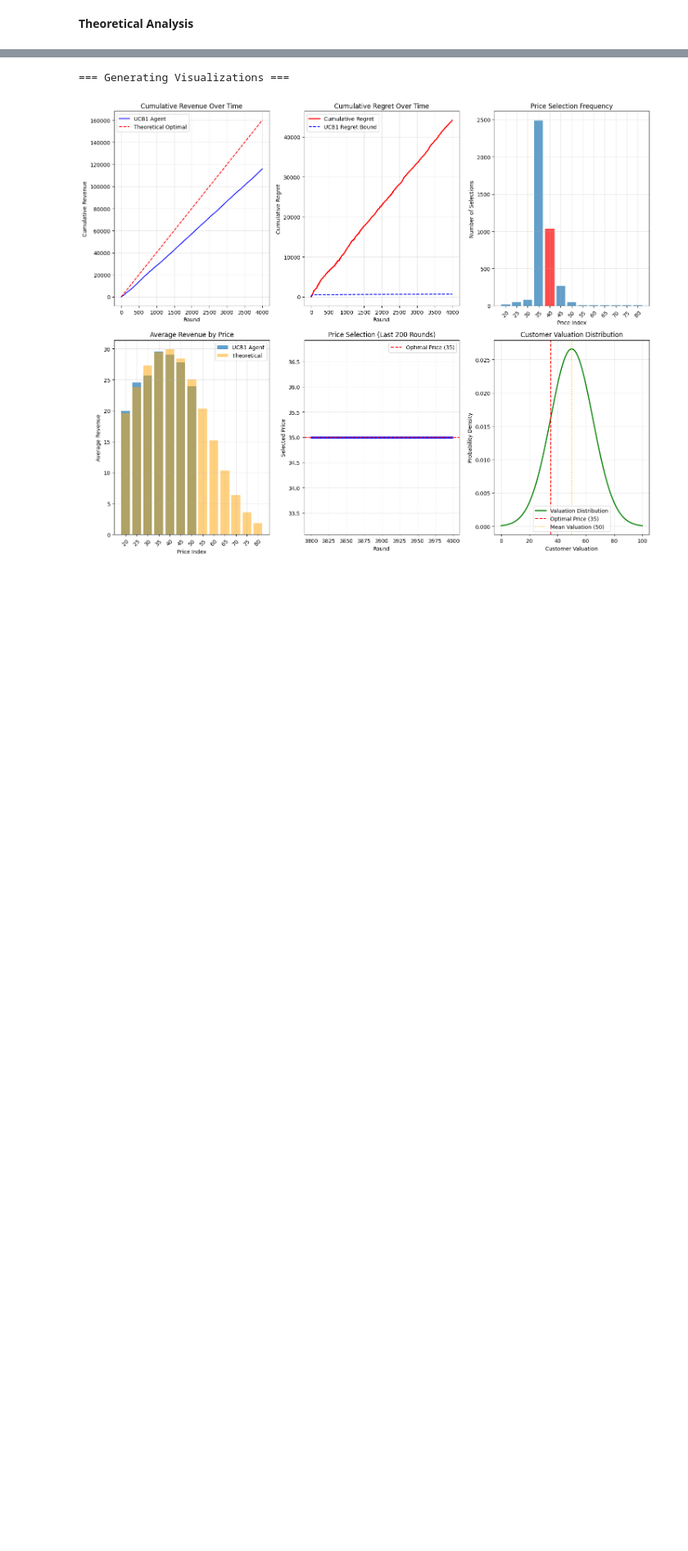
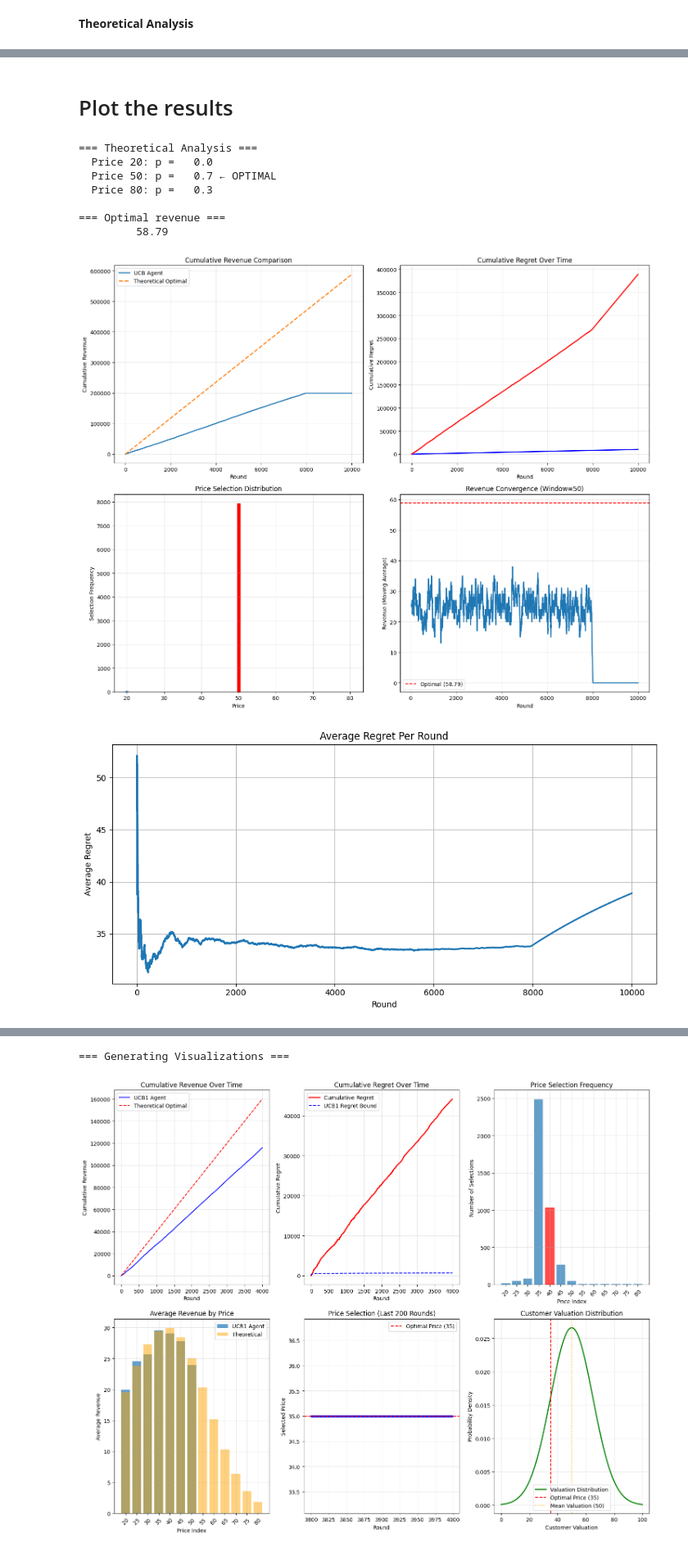
Before and after one commit to Filippo-Galli/Online-Learning-Application-project, a Jupyter notebook: 1_single_prod_stoc_B_const/main.ipynb, the cells around one changed output, grey strips where cells are left out. Shown at 82% size. Cells and saved outputs as stored; diff of their text form; code cells hidden in the pictures; blank space fills up the shorter version.

Commit message:
Tuning parametri e function più compatte

```diff
--- a/1_single_prod_stoc_B_const/main.ipynb
+++ b/1_single_prod_stoc_B_const/main.ipynb
@@ -448,0 +477,23 @@ best_price
+# %%
+env_config = {
+    'valuation_mean': 50,  # Average customer valuation
+    'valuation_std': 30,   # Standard deviation of customer valuations
+    'demand_noise_std': 0.005  # Noise in demand probability
+}
+
+valuation_dist = stats.norm(loc=env_config['valuation_mean'], scale=env_config['valuation_std'])
+
+T = 10000  # Number of rounds
+inventory = 4000  # Inventory constraint
+agent_params = {
+
+
+    'P': inventory, #inv constr
+    'T': T, #number of rounds
+    #'prices': [20, 25, 30, 35, 40, 45, 50, 55, 60, 65, 70, 75, 80], #set of prices  #
+    #'prices': [20, 30,40,50,60,70,80], #set of prices
+    'prices': [20,50,80], #set of prices
+    'confidence_bound': 10,  # UCB exploration parameter
+    'rho_penalty': 1
+
+}
@@ -448,0 +502,18 @@ best_price
+# %%
+results = run_simulator(
+    T=T,
+    valuation_dist=valuation_dist,
+    env_config=env_config,
+    agent_params=agent_params,
+    n_simulations=1,
+    verbose=True
+)
+
+selected_prices = results['selected_prices']
+revenues = results['revenues']
+sales = results['sales']
+cumulative_revenue = results['cumulative_revenue']
+best_prices = results['best_prices']
+first_inventory_empty = results['first_inventory_empty']
+total_revenue = results['total_revenue']
+price_counts = results['price_counts']
@@ -448,0 +537,15 @@ best_price
+# %% [markdown]
+# Plot the results
+# %%
+plot_res=plot_results(T, revenues, cumulative_revenue, price_counts,
+                 agent_params, sales, agent, valuation_dist, env_config)
+# %% [output]
+=== Theoretical Analysis ===
+  Price 20: p =   0.0
+  Price 50: p =   0.7 ← OPTIMAL
+  Price 80: p =   0.3
+
+=== Optimal revenue ===
+         58.79
+[figure, added]
+[figure, added]
```
Also changed, not shown: parts of 15 cells of this notebook, 2 other files.
